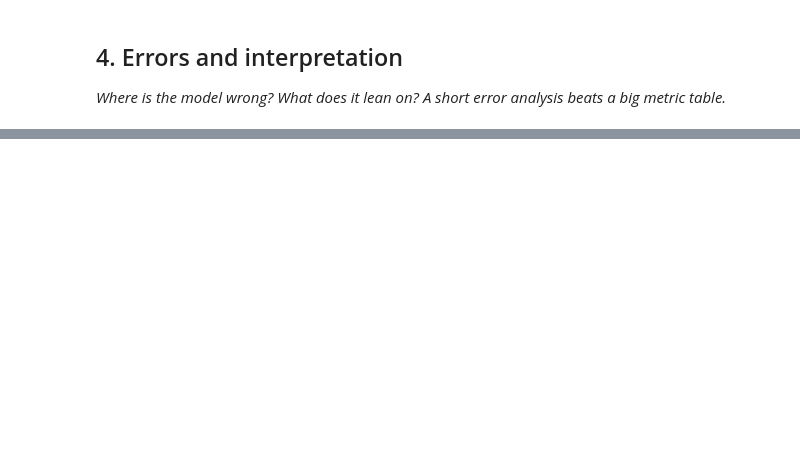
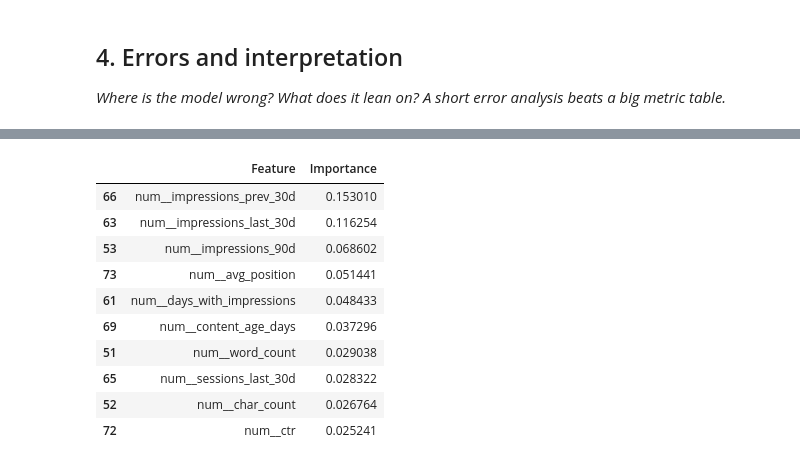
Before and after one commit to RaihanBasha7/flyrank-ml-internship, a Jupyter notebook: work/notebooks/w05_model.ipynb, the cells around one changed output, grey strips where cells are left out. Drawn from its saved outputs; the diff is of its cells as text; code cells hidden in the pictures; blank space fills up the shorter version.

```diff
--- a/work/notebooks/w05_model.ipynb
+++ b/work/notebooks/w05_model.ipynb
@@ -36,0 +285,28 @@ This skeleton is yours to fill. Work the sections **in order** — each one has
+# %%
+# Get transformed feature names
+feature_names = model.named_steps["preprocessor"].get_feature_names_out()
+
+# Get feature importance
+importances = model.named_steps["classifier"].feature_importances_
+
+importance_df = (
+    pd.DataFrame({
+        "Feature": feature_names,
+        "Importance": importances
+    })
+    .sort_values("Importance", ascending=False)
+)
+
+importance_df.head(10)
+# %% [output]
+|  | Feature | Importance |
+| 66 | num__impressions_prev_30d | 0.153010 |
+| 63 | num__impressions_last_30d | 0.116254 |
+| 53 | num__impressions_90d | 0.068602 |
+| 73 | num__avg_position | 0.051441 |
+| 61 | num__days_with_impressions | 0.048433 |
+| 69 | num__content_age_days | 0.037296 |
+| 51 | num__word_count | 0.029038 |
+| 65 | num__sessions_last_30d | 0.028322 |
+| 52 | num__char_count | 0.026764 |
+| 72 | num__ctr | 0.025241 |
```
Also changed, not shown: parts of 18 cells of this notebook.
